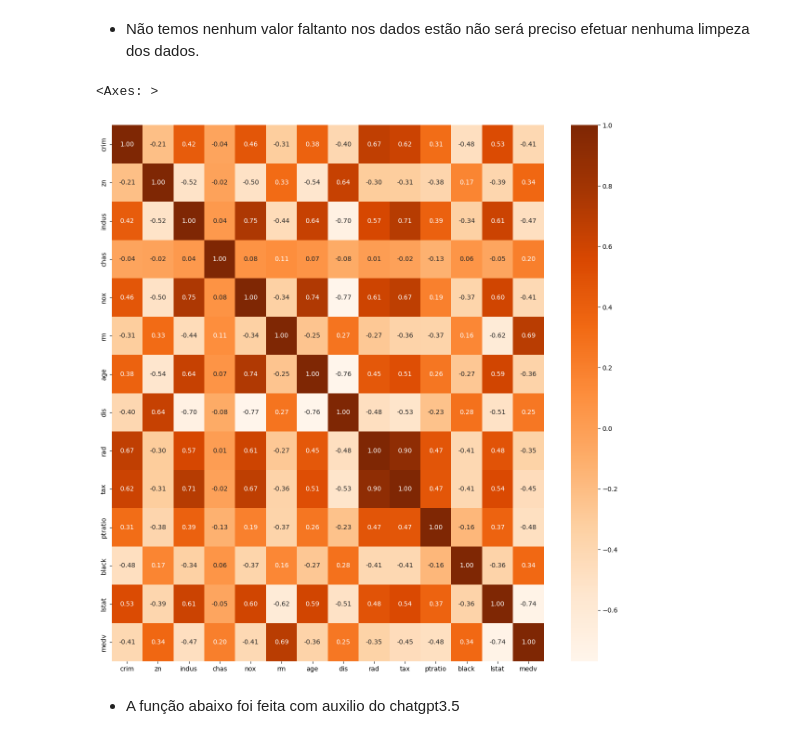
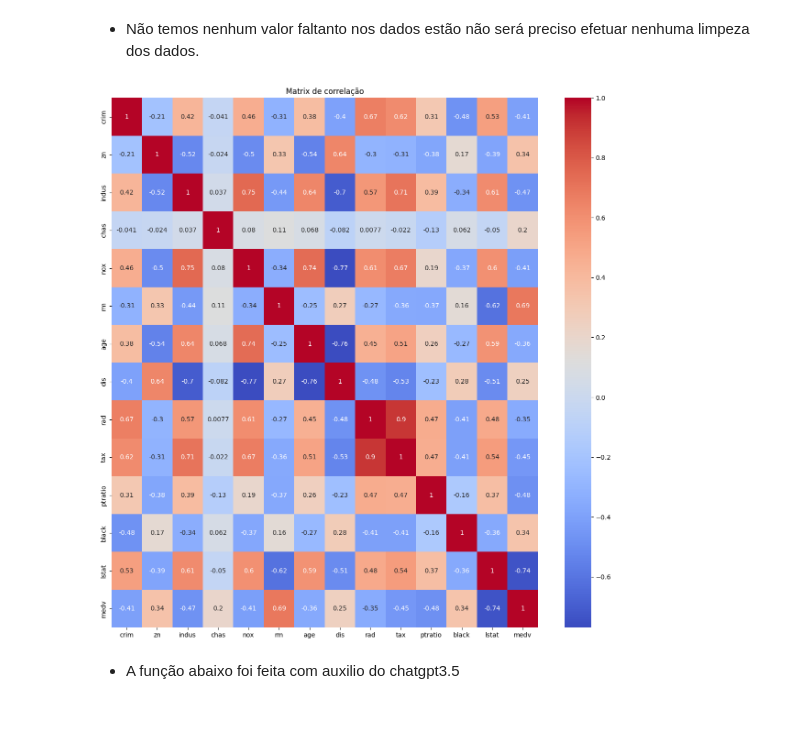
Before and after one commit to mayconbaptista/upsolving_kaggle, a Jupyter notebook: boston_housing/solution.ipynb, the cells around one changed output. Cells and saved outputs as stored; diff of their text form; code cells hidden in the pictures.

```diff
--- a/boston_housing/solution.ipynb
+++ b/boston_housing/solution.ipynb
@@ -135,10 +136,13 @@ if not os.path.exists("relatorio.html"):
 # %%
 
 plt.figure(figsize=(15,15))
-sns.heatmap(train.corr(), annot=True, cmap='Oranges', fmt='.2f')
+# sns.heatmap(train.corr(), annot=True, cmap='Oranges', fmt='.2f')
+df_corr = train.corr()
+sns.heatmap(df_corr, annot=True, cmap='coolwarm')
+plt.title('Matrix de correlação')
+plt.show()
 # %% [output]
-<Axes: >
-[figure, old version]
+[figure, new version]
 # %% [markdown]
 * A função abaixo foi feita com auxilio do chatgpt3.5
 # %%
```
Also changed, not shown: parts of 7 cells of this notebook, 3 other files.
